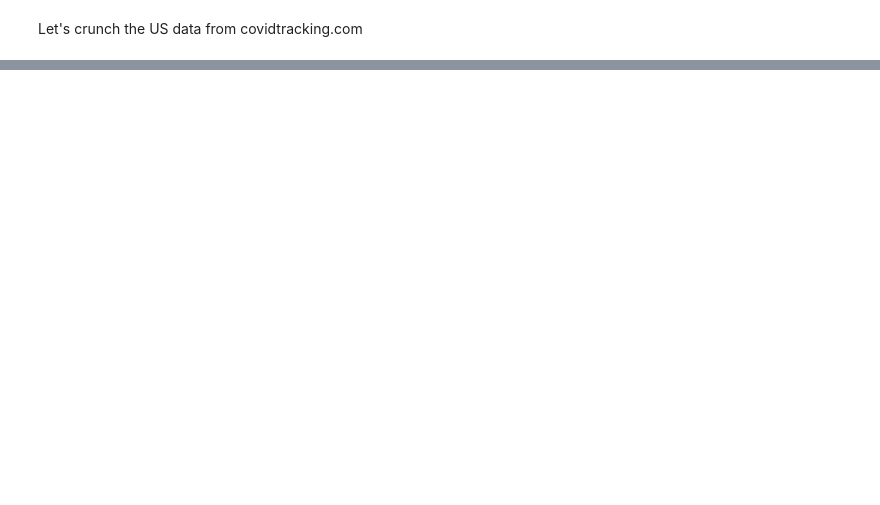
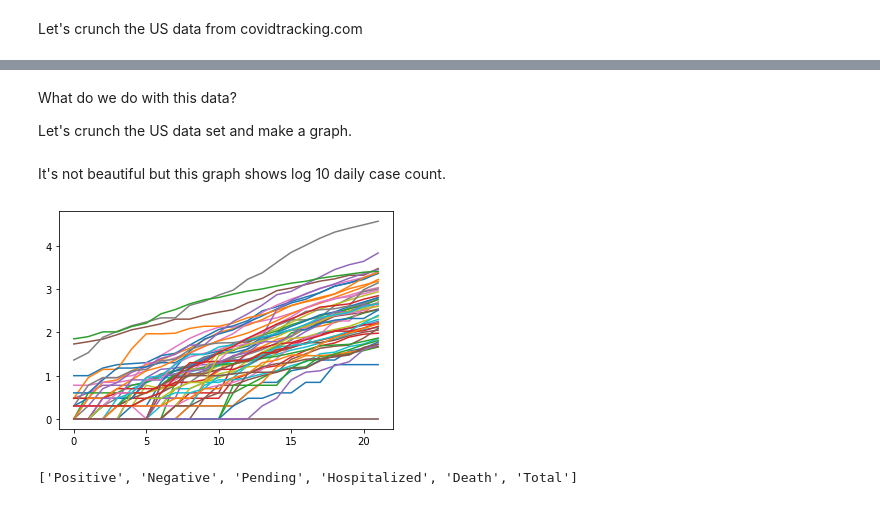
Before and after one commit to CHandmer/WikitableScraper, a Jupyter notebook: Wiki table scraping.ipynb, the cells around one changed output, grey strips where cells are left out. Cells and saved outputs as stored; diff of their text form; code cells hidden in the pictures; blank space fills up the shorter version.

Commit message:
Added data analysis section in the lower half.

```diff
--- a/Wiki table scraping.ipynb
+++ b/Wiki table scraping.ipynb
@@ -416,3 +428,20 @@ header1=np.concatenate([[key,"","","",""] for key in states])
 header2=np.concatenate([USData[0][2:] for key in states])
 allData2=np.concatenate(((header1,header2),data2),axis=0)
 np.savetxt("/home/handmer/Documents/Projects/Covid/COVID19USData.csv",allData2,delimiter=",", fmt='%s', comments='',)
+# %% [markdown]
+What do we do with this data?
+
+Let's crunch the US data set and make a graph.
+# %%
+MyHeader=[]
+MyData=[]
+
+with open("/home/handmer/Documents/Projects/Covid/COVID19USData.csv") as csv_file:
+    csv_reader = csv.reader(csv_file, delimiter=',')
+    line_count = 0
+    for row in csv_reader:
+        if line_count>2:
+            MyData.append([intIFyHelper(r) for r in row])
+        else:
+            MyHeader.append(row)
+        line_count+=1
@@ -418,0 +456,11 @@ np.savetxt("/home/handmer/Documents/Projects/Covid/COVID19USData.csv",allData2,d
+# %% [markdown]
+It's not beautiful but this graph shows log 10 daily case count.
+# %%
+for d in np.array(MyData)[:,::6].T:
+    plt.plot(np.log10(d+1))
+# %% [output]
+[figure, added]
+# %%
+MyHeader[1][:6]
+# %% [output]
+['Positive', 'Negative', 'Pending', 'Hospitalized', 'Death', 'Total']
```
Also changed, not shown: parts of 65 cells of this notebook.
